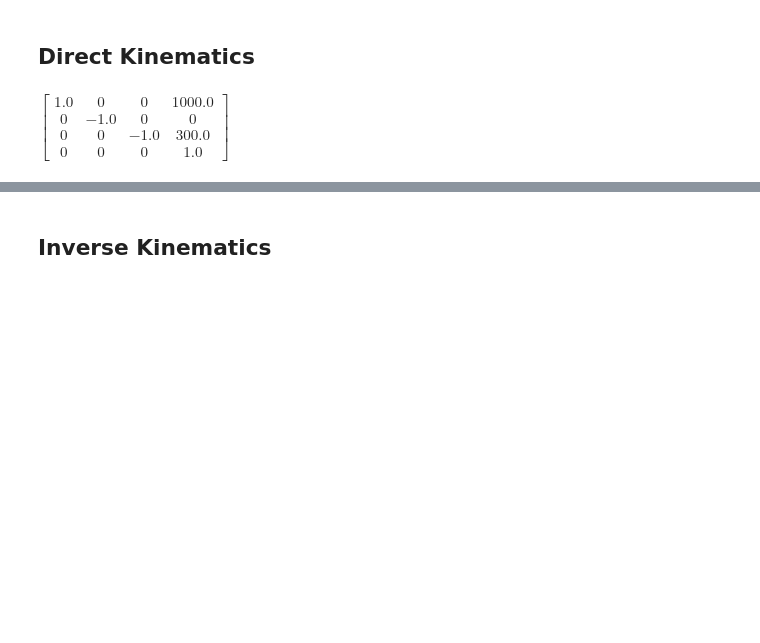
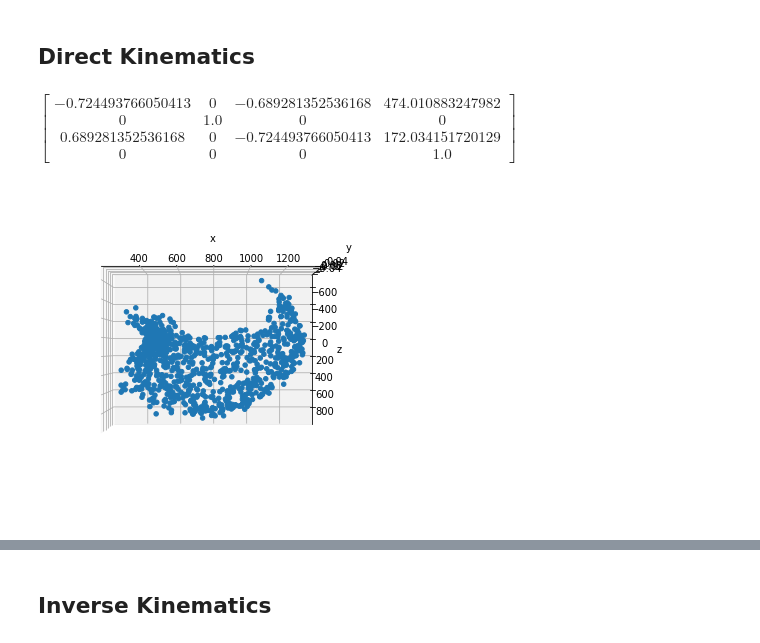
Before and after one commit to nadaol/Robotica_2021, a Jupyter notebook: src/CinematicaRobot2.ipynb, the cells around one changed output, grey strips where cells are left out. Saved outputs shown, nothing was run; the diff lists cells and outputs as text; code cells hidden in the pictures; blank space fills up the shorter version.

```diff
--- a/src/CinematicaRobot2.ipynb
+++ b/src/CinematicaRobot2.ipynb
@@ -39,10 +44,10 @@ q2 = sp.symbols('q2') # Second rotational joint angle
 l1 = sp.symbols('l1') # First prismatic joint length
 
 # Calculated denavit parameters
-theta = [0,q1, q2 ,0 ]
-d = [L1,0,0,l1]
-a = [0,L2,L3,0]
-alpha = [sp.pi/2,0,sp.pi/2,0]
+theta = [0,q1, q2,0]
+d = [0,0,0,l1]
+a = [L1,L2,L3,0]
+alpha = [sp.pi/2,0,-sp.pi/2,0]
 
 # Partial transformations to end effector
 T01 = symTfromDH(theta[0],d[0],a[0],alpha[0])
@@ -60,16 +65,38 @@ $\displaystyle \left[\begin{matrix}\cos{\left(q_{1} + q_{2} \right)} & 0 & \sin{
 ## Direct Kinematics
 # %%
 # Evaluate end effector transformation
-#2.02122158  2.7754343   1.
 values ={
-q1:0,
-q2:0,
-l1:0,
+q1:0.063696,   # (-pi/4 , pi/4)
+q2:2.3174,   # (0 , pi)
+l1:195.8197,           # (0 , 300mm)
 }
 
 T04.evalf(subs=values)
 # %% [output]
-$\displaystyle \left[\begin{matrix}1.0 & 0 & 0 & 1000.0\\0 & -1.0 & 0 & 0\\0 & 0 & -1.0 & 300.0\\0 & 0 & 0 & 1.0\end{matrix}\right]$
+$\displaystyle \left[\begin{matrix}-0.724493766050413 & 0 & -0.689281352536168 & 474.010883247982\\0 & 1.0 & 0 & 0\\0.689281352536168 & 0 & -0.724493766050413 & 172.034151720129\\0 & 0 & 0 & 1.0\end{matrix}\right]$
+# %%
+# Evaluate random positions to plot the work volume
+N_POINTS = 1000
+points = np.zeros([N_POINTS,3])
+for i in range(N_POINTS):
+    values ={
+    q1:np.random.uniform(-sp.pi/4,sp.pi/4),   # (-pi/4 , pi/4)
+    q2:np.random.uniform(0,sp.pi),   # (0 , pi)
+    l1:np.random.uniform(0,300),           # (0 , 300mm)
+    }
+    points[i,0:3] = (np.array(T04.evalf(subs=values)[0:3,3]).squeeze())
+# %%
+plt.ion()
+plt.rcParams['figure.figsize'] = (8,6)
+ax =plt.axes(projection='3d')
+
+ax.scatter3D(points[:,0],points[:,1],points[:,2])
+ax.set_xlabel('x')
+ax.set_ylabel('y')
+ax.set_zlabel('z')
+ax.view_init(elev=180,azim=270)
+# %% [output]
+[figure, added]
 # %%
 T04
 # %% [output]
```
Also changed, not shown: parts of 8 cells of this notebook, 2 other files.
